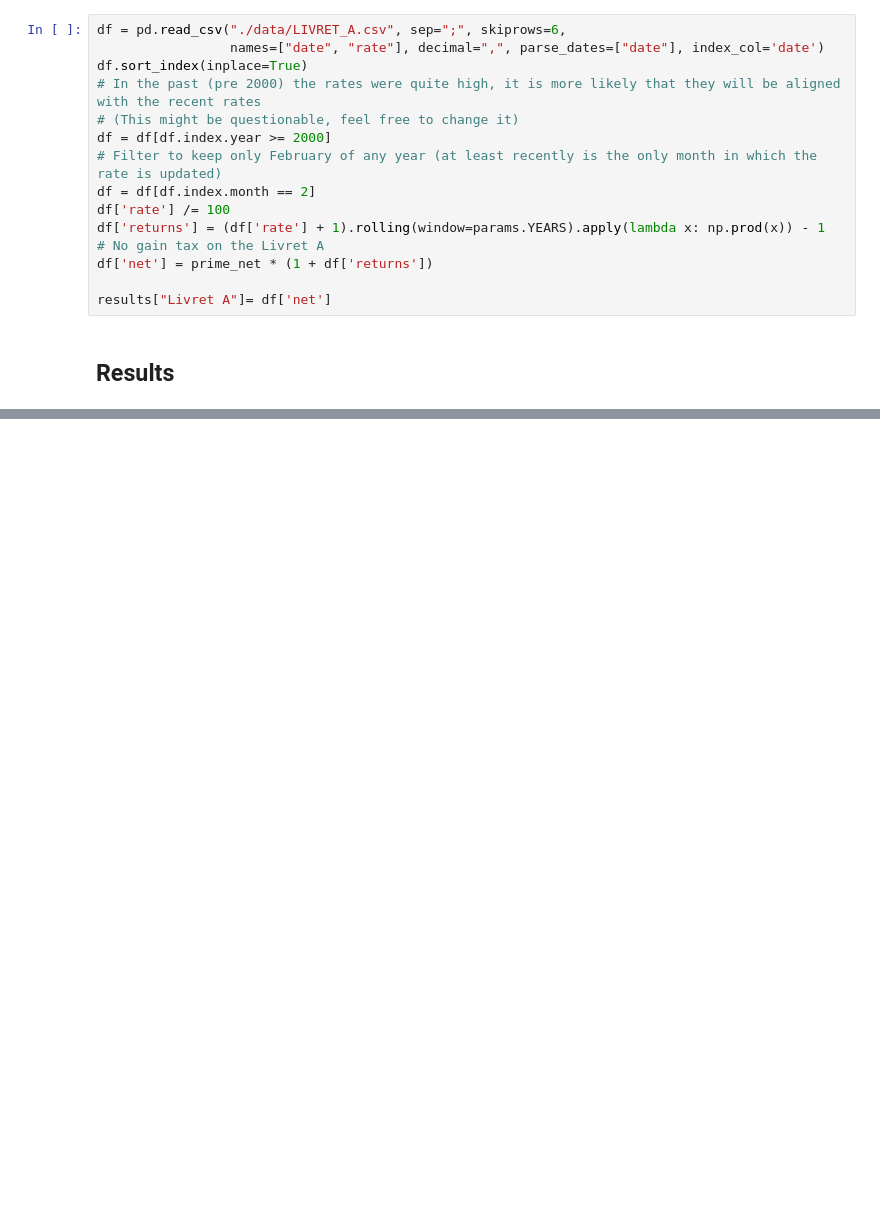
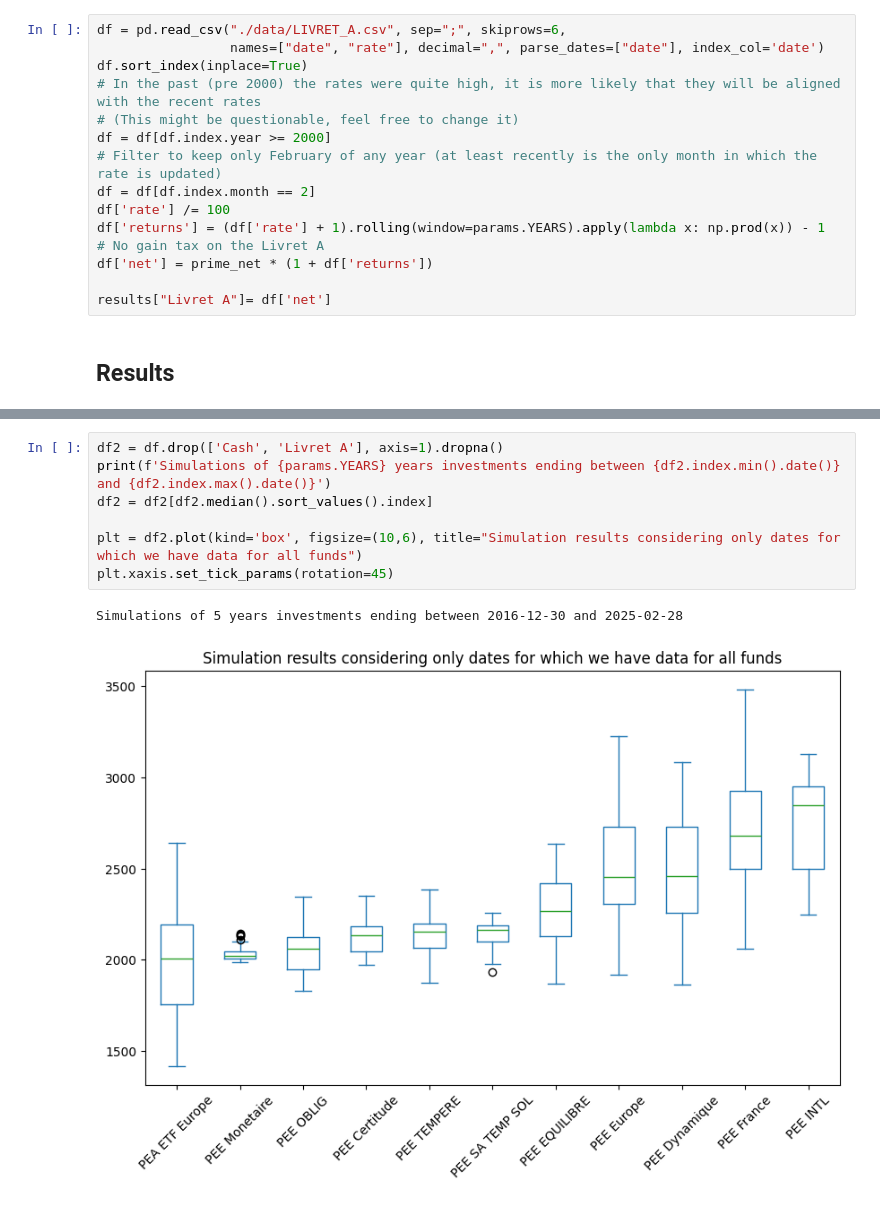
Before and after one commit to Marcondiro/plan-epargne-entreprise-analysis, a Jupyter notebook: pee.ipynb, the cells around one changed output, grey strips where cells are left out. Saved outputs shown, nothing was run; the diff lists cells and outputs as text; blank space fills up the shorter version.

```diff
--- a/pee.ipynb
+++ b/pee.ipynb
@@ -267,0 +263,10 @@ plt.xaxis.set_tick_params(rotation=45)
+# %%
+df2 = df.drop(['Cash', 'Livret A'], axis=1).dropna()
+print(f'Simulations of {params.YEARS} years investments ending between {df2.index.min().date()} and {df2.index.max().date()}')
+df2 = df2[df2.median().sort_values().index]
+
+plt = df2.plot(kind='box', figsize=(10,6), title="Simulation results considering only dates for which we have data for all funds")
+plt.xaxis.set_tick_params(rotation=45)
+# %% [output]
+Simulations of 5 years investments ending between 2016-12-30 and 2025-02-28
+[figure, added]
```
Also changed, not shown: parts of 15 cells of this notebook.
